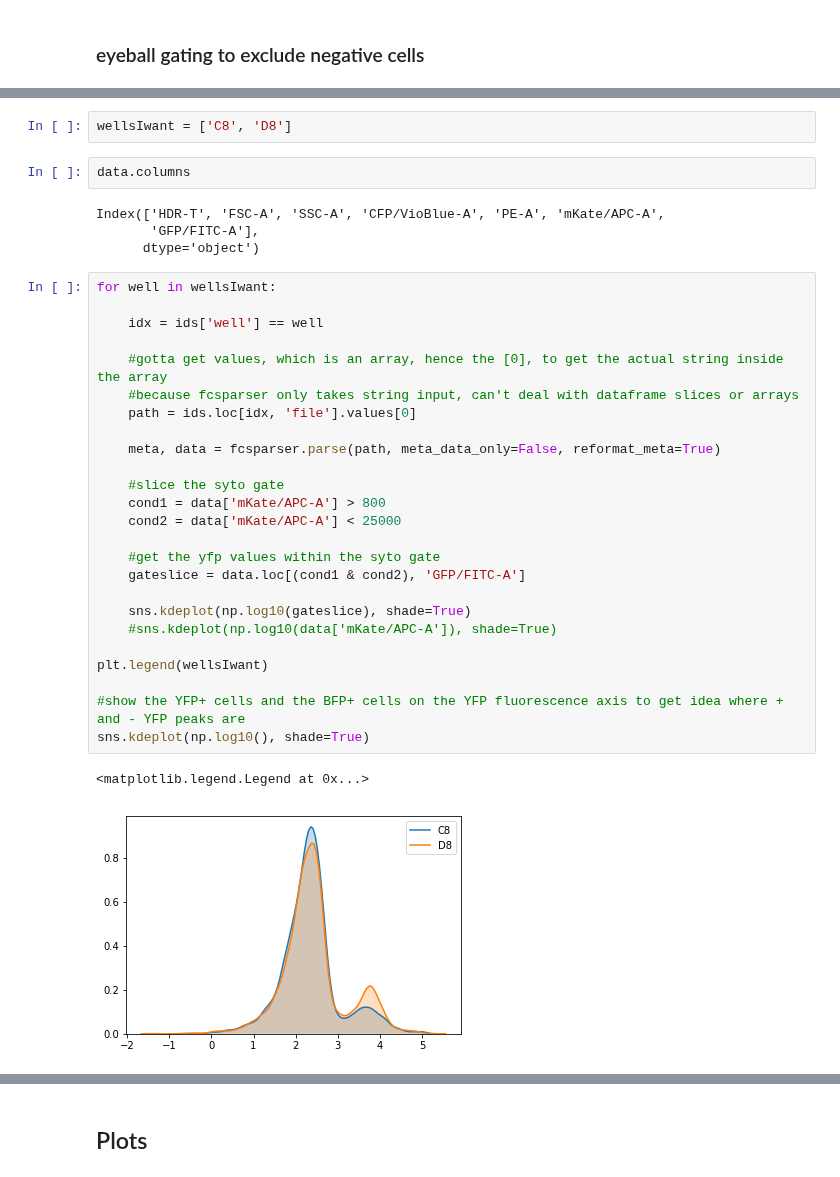
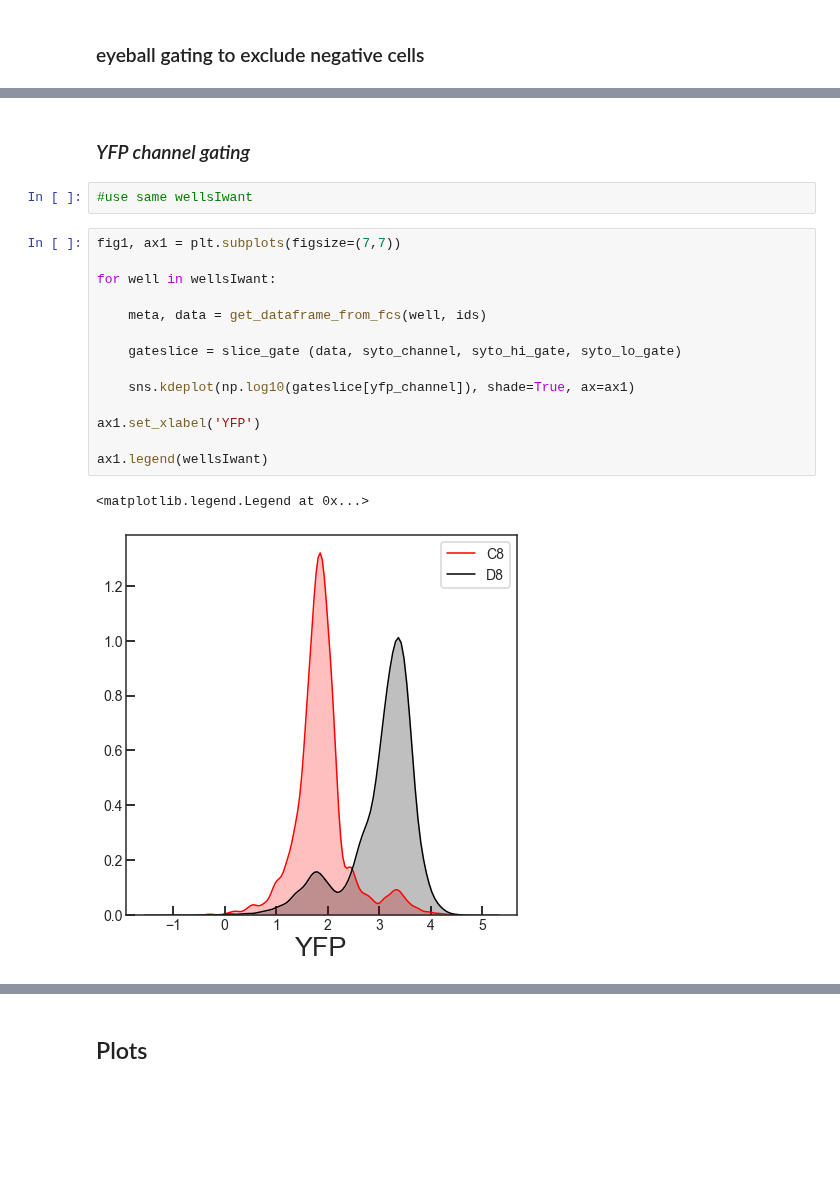
Before and after one commit to geezerbriefs/xpspython, a Jupyter notebook: analyze flow cytometry A=B data.ipynb, the cells around one changed output, grey strips where cells are left out. Saved outputs shown, nothing was run; the diff lists cells and outputs as text; blank space fills up the shorter version.

```diff
--- a/analyze flow cytometry A=B data.ipynb
+++ b/analyze flow cytometry A=B data.ipynb
@@ -225,36 +164,21 @@ fig
-# %%
-wellsIwant = ['C8', 'D8']
-# %%
-data.columns
-# %% [output]
-Index(['HDR-T', 'FSC-A', 'SSC-A', 'CFP/VioBlue-A', 'PE-A', 'mKate/APC-A',
-       'GFP/FITC-A'],
-      dtype='object')
-# %%
-for well in wellsIwant:
-
-    idx = ids['well'] == well
-
-    #gotta get values, which is an array, hence the [0], to get the actual string inside the array
-    #because fcsparser only takes string input, can't deal with dataframe slices or arrays
-    path = ids.loc[idx, 'file'].values[0]
-
-    meta, data = fcsparser.parse(path, meta_data_only=False, reformat_meta=True)
-
-    #slice the syto gate
-    cond1 = data['mKate/APC-A'] > 800
-    cond2 = data['mKate/APC-A'] < 25000
-
-    #get the yfp values within the syto gate
-    gateslice = data.loc[(cond1 & cond2), 'GFP/FITC-A']
-
-    sns.kdeplot(np.log10(gateslice), shade=True)
-    #sns.kdeplot(np.log10(data['mKate/APC-A']), shade=True)
-
-plt.legend(wellsIwant)
-
-#show the YFP+ cells and the BFP+ cells on the YFP fluorescence axis to get idea where + and - YFP peaks are
-sns.kdeplot(np.log10(), shade=True)
-# %% [output]
-<matplotlib.legend.Legend at 0x...>
-[figure, removed]
+# %% [markdown]
+### *YFP channel gating*
+# %%
+#use same wellsIwant
+# %%
+fig1, ax1 = plt.subplots(figsize=(7,7))
+
+for well in wellsIwant:
+
+    meta, data = get_dataframe_from_fcs(well, ids)
+
+    gateslice = slice_gate (data, syto_channel, syto_hi_gate, syto_lo_gate)
+
+    sns.kdeplot(np.log10(gateslice[yfp_channel]), shade=True, ax=ax1)
+
+ax1.set_xlabel('YFP')
+
+ax1.legend(wellsIwant)
+# %% [output]
+<matplotlib.legend.Legend at 0x...>
+[figure, added]
```
Also changed, not shown: parts of 32 cells of this notebook, 2 other files.
